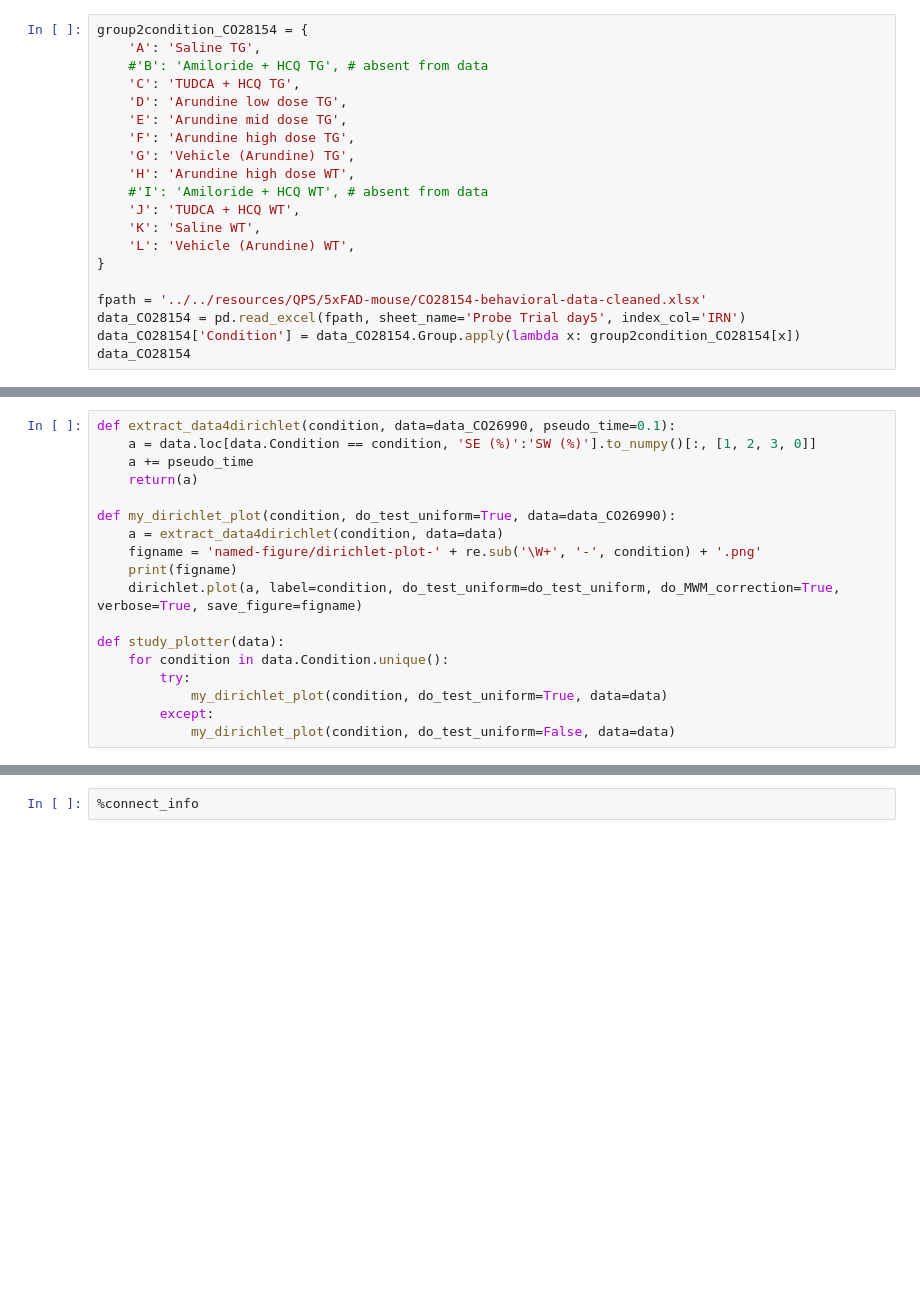
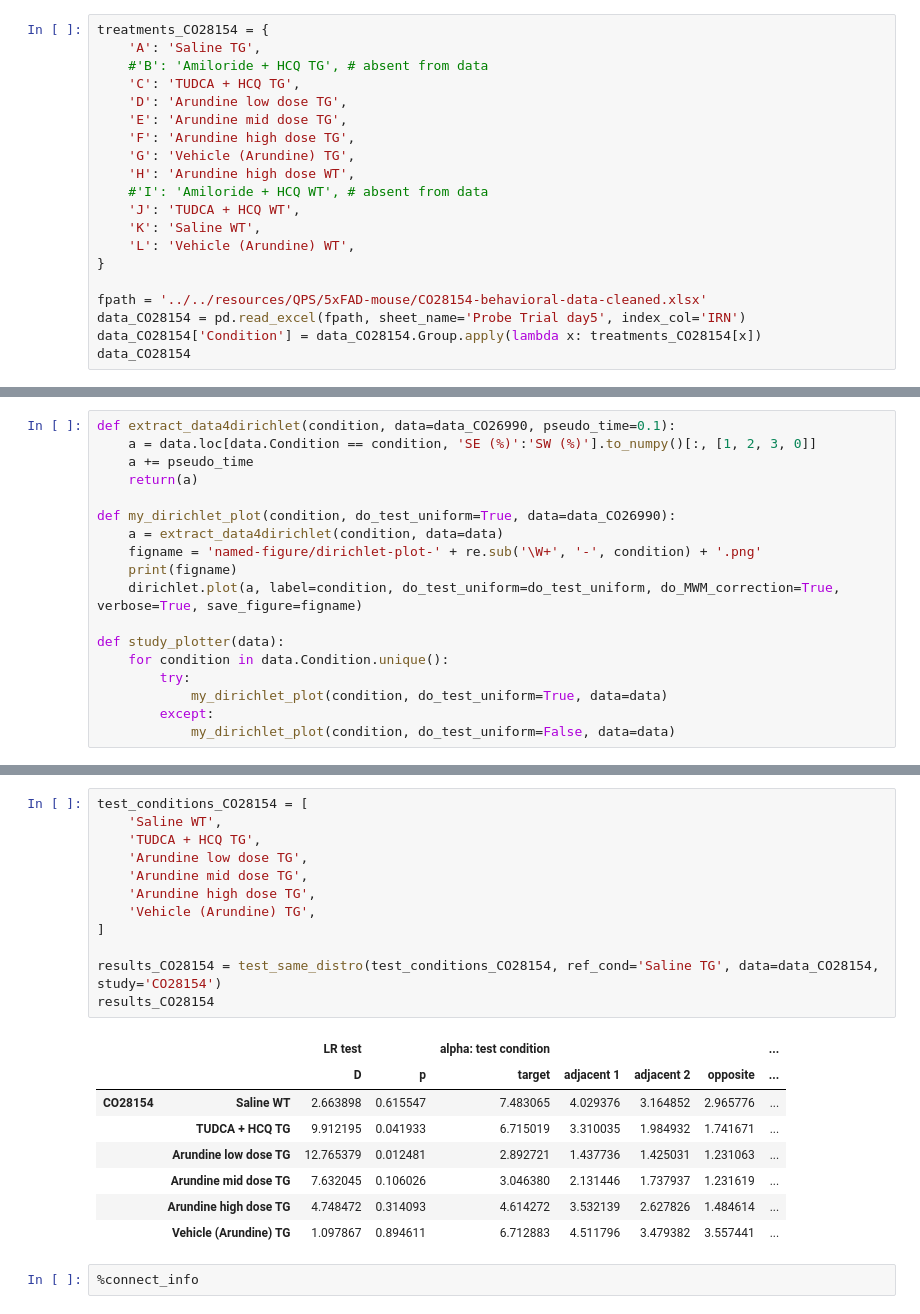
Before and after one commit to attilagk/CTNS-notebook, a Jupyter notebook: 2024-06-26-mwm-test-probe-CO28154/2024-06-26-mwm-test-probe-CO28154.ipynb, the cells around one changed output, grey strips where cells are left out. Saved outputs shown, nothing was run; the diff lists cells and outputs as text; blank space fills up the shorter version.

```diff
--- a/2024-06-26-mwm-test-probe-CO28154/2024-06-26-mwm-test-probe-CO28154.ipynb
+++ b/2024-06-26-mwm-test-probe-CO28154/2024-06-26-mwm-test-probe-CO28154.ipynb
@@ -78,7 +75,7 @@ data_CO28152
 | 16234 | VI | J | m | 2 | 8.38881 | 43.4088 | 27.56320 | 20.63910 | DMSO WT |
 145 rows × 9 columns
 # %%
-group2condition_CO28154 = {
+treatments_CO28154 = {
     'A': 'Saline TG',
     #'B': 'Amiloride + HCQ TG', # absent from data
     'C': 'TUDCA + HCQ TG',
@@ -95,7 +92,7 @@ group2condition_CO28154 = {
 
 fpath = '../../resources/QPS/5xFAD-mouse/CO28154-behavioral-data-cleaned.xlsx'
 data_CO28154 = pd.read_excel(fpath, sheet_name='Probe Trial day5', index_col='IRN')
-data_CO28154['Condition'] = data_CO28154.Group.apply(lambda x: group2condition_CO28154[x])
+data_CO28154['Condition'] = data_CO28154.Group.apply(lambda x: treatments_CO28154[x])
 data_CO28154
 # %% [output]
 |  | Cohort | Group | Sex | Target Zone Crossings | SE (%) | NE (%) | NW (%) | SW (%) | Condition |
@@ -239,3 +262,24 @@ Result of the Dirichlet uniformity test for group TUDCA + HCQ TG:
+# %%
+test_conditions_CO28154 = [
+    'Saline WT',
+    'TUDCA + HCQ TG',
+    'Arundine low dose TG',
+    'Arundine mid dose TG',
+    'Arundine high dose TG',
+    'Vehicle (Arundine) TG',
+]
+
+results_CO28154 = test_same_distro(test_conditions_CO28154, ref_cond='Saline TG', data=data_CO28154, study='CO28154')
+results_CO28154
+# %% [output]
+|  |  | LR test |  | alpha: test condition |  |  |  | ... |
+|  |  | D | p | target | adjacent 1 | adjacent 2 | opposite | ... |
+| CO28154 | Saline WT | 2.663898 | 0.615547 | 7.483065 | 4.029376 | 3.164852 | 2.965776 | ... |
+|  | TUDCA + HCQ TG | 9.912195 | 0.041933 | 6.715019 | 3.310035 | 1.984932 | 1.741671 | ... |
+|  | Arundine low dose TG | 12.765379 | 0.012481 | 2.892721 | 1.437736 | 1.425031 | 1.231063 | ... |
+|  | Arundine mid dose TG | 7.632045 | 0.106026 | 3.046380 | 2.131446 | 1.737937 | 1.231619 | ... |
+|  | Arundine high dose TG | 4.748472 | 0.314093 | 4.614272 | 3.532139 | 2.627826 | 1.484614 | ... |
+|  | Vehicle (Arundine) TG | 1.097867 | 0.894611 | 6.712883 | 4.511796 | 3.479382 | 3.557441 | ... |
 # %%
 %connect_info
 # %% [output]
```
Also changed, not shown: parts of 12 cells of this notebook.
